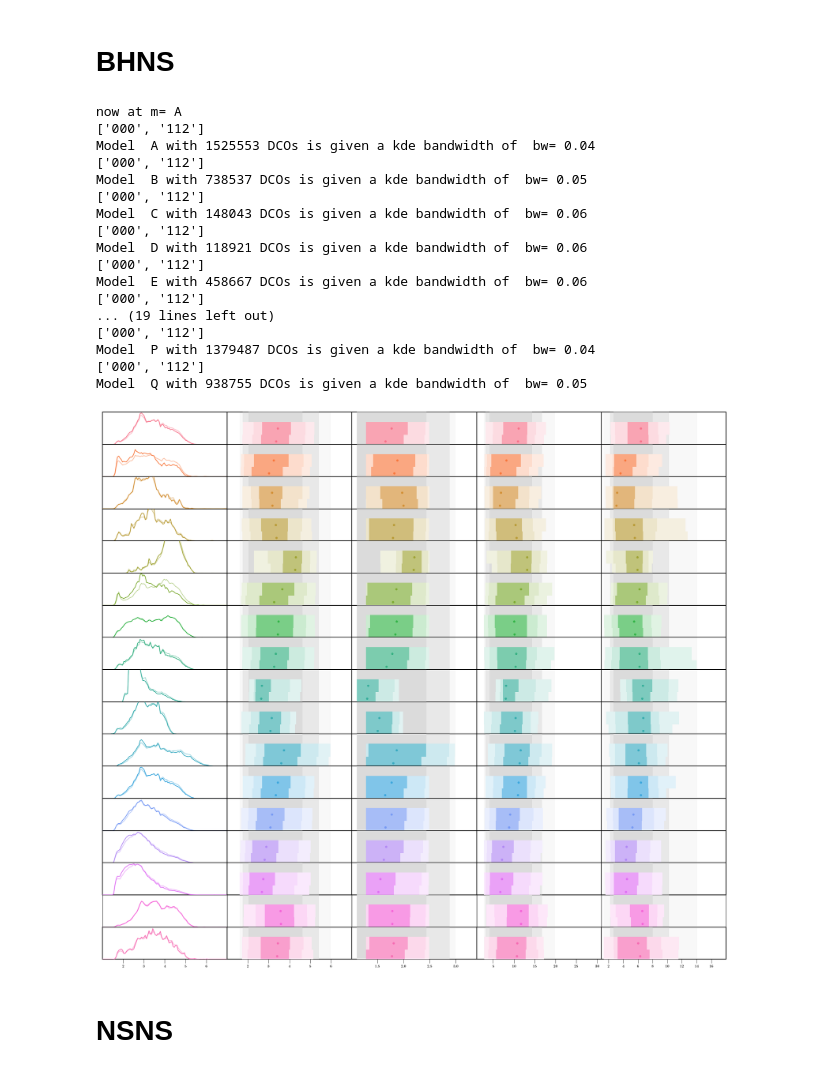
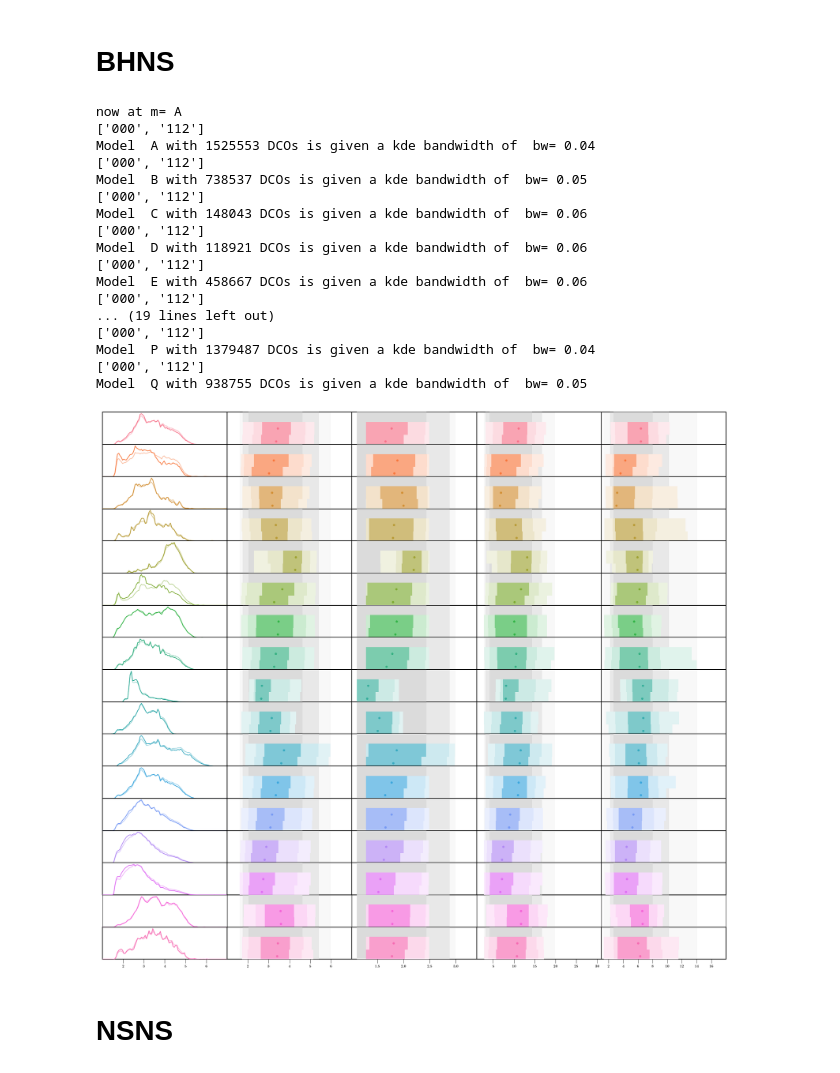
Before and after one commit to FloorBroekgaarden/Double-Compact-Object-Mergers, a Jupyter notebook: plottingCode/Fig_4_and_Fig_5_and_Fig_6/make_figure_4_5_and_6-Only_Masses.ipynb, the cells around one changed output. Cells and saved outputs as stored; diff of their text form; code cells hidden in the pictures.

```diff
--- a/plottingCode/Fig_4_and_Fig_5_and_Fig_6/make_figure_4_5_and_6-Only_Masses.ipynb
+++ b/plottingCode/Fig_4_and_Fig_5_and_Fig_6/make_figure_4_5_and_6-Only_Masses.ipynb
@@ -297,6 +297,7 @@ def plot_kdes(axe=None, axe_ind=None, xparam='M1', BPSmodelNames=['A'], MSSFRmod
 
 
         fdata.close()
+        axe.set_ylim(0, ylim_max)
 #         # if at the last one, do the overall gray areas for max & min quantiles
 #         if (quantiles==True):
 #             print('bpsnms = ', BPSmodelNames)
@@ -550,8 +551,10 @@ def make_up_axis(axe=None, axe_ind=0, BPSmodelNames=['A'], xlim=[1,3.], ylim=[0.
             axe.set_yscale('log')
         if logX==True:
             axe.set_xscale('log')
-        axe.set_xlim(xlim[0], xlim[1])
-        axe.set_ylim(ylim[0], ylim[1])
+        if xlim:
+            axe.set_xlim(xlim[0], xlim[1])
+        if ylim:
+            axe.set_ylim(ylim[0], ylim[1])
 
         if bps_name != BPSmodelNames[-1]:
 
@@ -655,7 +658,7 @@ axe_ind=0
 ylim_max = plot_kdes(axe=ax, axe_ind=axe_ind, xparam=xparam, BPSmodelNames=BPSnameslist, MSSFRmodelNames=MSSFRnameslist, DCOtype=TYPE, xvarrange=[1, 7], \
                               whichWeight=whichWeight, path_dir=path_dir)
 
-make_up_axis(axe=ax, axe_ind=axe_ind, BPSmodelNames=BPSnameslist, xlim=[1.01,6.999], ylim=[0, ylim_max] , nameX=xlabelname, nameY=None, logY=False, logX=False)
+make_up_axis(axe=ax, axe_ind=axe_ind, BPSmodelNames=BPSnameslist, xlim=[1.01,6.999], ylim=None , nameX=xlabelname, nameY=None, logY=False, logX=False)
 layoutAxesNoYlabel(ax=ax[15,axe_ind], nameX=xlabelname, nameY=None)
 
 
@@ -719,34 +722,34 @@ layoutAxesNoYlabel(ax=ax[15,4], nameX=xlabelname, nameY=None)
 
 
 plt.tight_layout()
 plt.subplots_adjust(wspace=0, hspace=0)
 plt.savefig('./KDEplot_masses' + whichWeight +'_'  + TYPE+ '.png', transparent=False)
 plt.show()
 plt.close()
 
 
 
 
 # ChirpMass Mass1, Mass2 tc, log10(tc)TotMass, q, metallicitySystems,log10metallicitySystems, tdelay, log10(tdelay)
 # %% [output]
 now at m= A
 ['000', '112']
 Model  A with 1525553 DCOs is given a kde bandwidth of  bw= 0.04
 ['000', '112']
 Model  B with 738537 DCOs is given a kde bandwidth of  bw= 0.05
 ['000', '112']
 Model  C with 148043 DCOs is given a kde bandwidth of  bw= 0.06
 ['000', '112']
 Model  D with 118921 DCOs is given a kde bandwidth of  bw= 0.06
 ['000', '112']
 Model  E with 458667 DCOs is given a kde bandwidth of  bw= 0.06
 ['000', '112']
 ... (19 lines left out)
 ['000', '112']
 Model  P with 1379487 DCOs is given a kde bandwidth of  bw= 0.04
 ['000', '112']
 Model  Q with 938755 DCOs is given a kde bandwidth of  bw= 0.05
-[figure, old version]
+[figure, new version]
 # %%
 
 # add location of the COMPAS hdf5 files:
```
Also changed, not shown: 4 other files.
